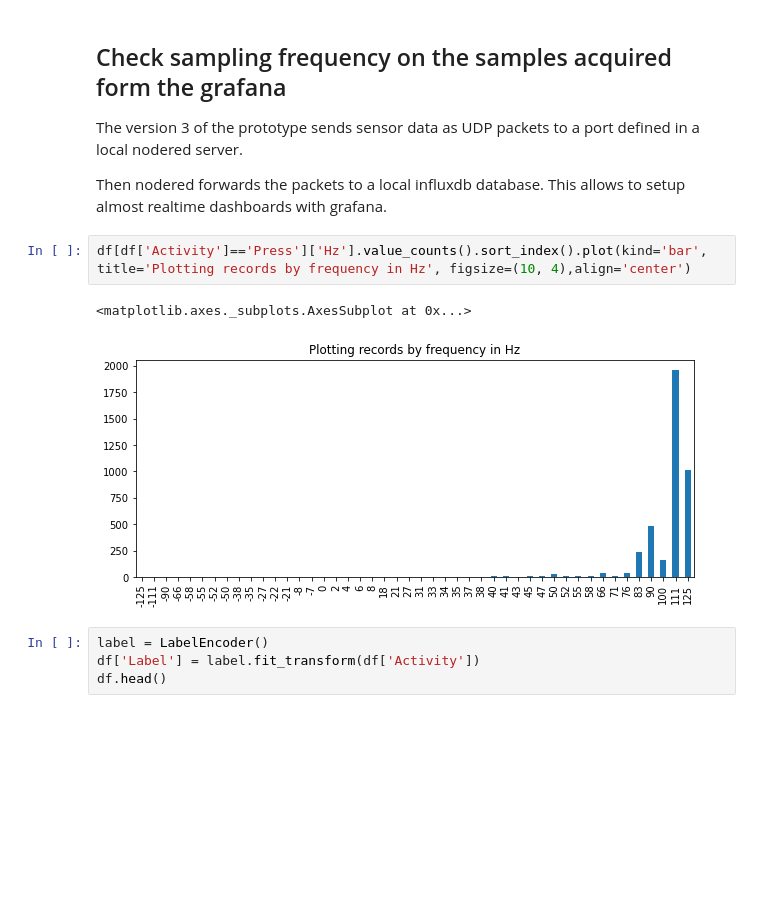
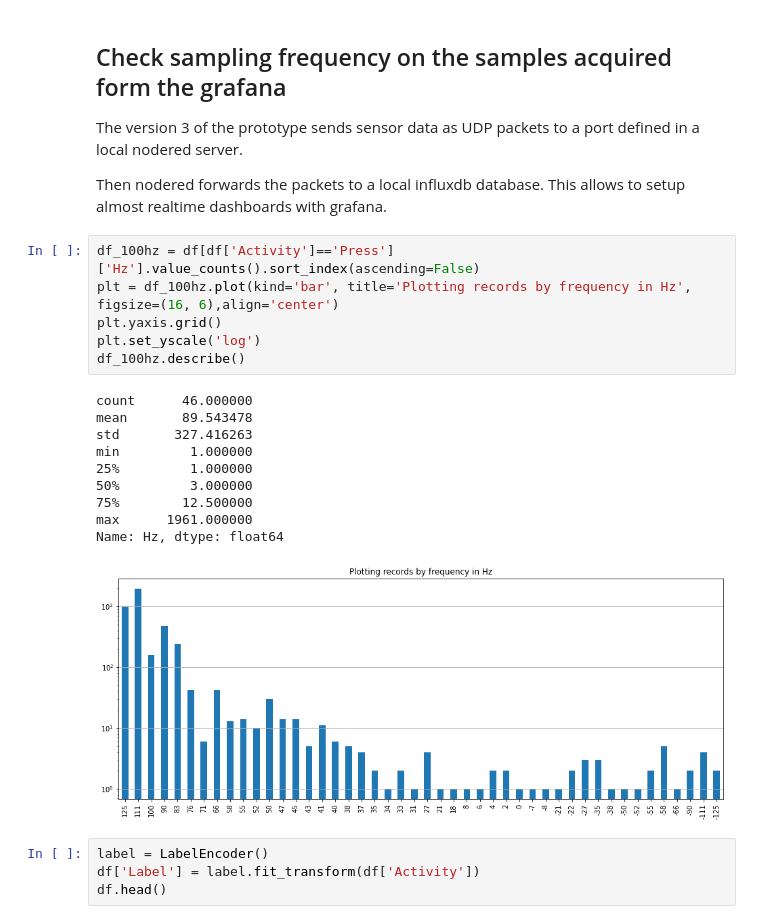
Before and after one commit to nikitaignatov/kettlebox, a Jupyter notebook: ml/kettlebell_tensorflow_mode.ipynb, the cells around one changed output. Cells and saved outputs as stored; diff of their text form; blank space fills up the shorter version.

Commit message:
plotting frequency on a log scale

```diff
--- a/ml/kettlebell_tensorflow_mode.ipynb
+++ b/ml/kettlebell_tensorflow_mode.ipynb
@@ -215,10 +224,22 @@ The version 3 of the prototype sends sensor data as UDP packets to a port define
 Then nodered forwards the packets to a local influxdb database.
 This allows to setup almost realtime dashboards with grafana.
 # %%
-df[df['Activity']=='Press']['Hz'].value_counts().sort_index().plot(kind='bar', title='Plotting records by frequency in Hz', figsize=(10, 4),align='center')
+df_100hz = df[df['Activity']=='Press']['Hz'].value_counts().sort_index(ascending=False)
+plt = df_100hz.plot(kind='bar', title='Plotting records by frequency in Hz', figsize=(16, 6),align='center')
+plt.yaxis.grid()
+plt.set_yscale('log')
+df_100hz.describe()
 # %% [output]
-<matplotlib.axes._subplots.AxesSubplot at 0x...>
+count      46.000000
+mean       89.543478
+std       327.416263
+min         1.000000
+25%         1.000000
+50%         3.000000
+75%        12.500000
+max      1961.000000
+Name: Hz, dtype: float64
-[figure, old version]
+[figure, new version]
 # %%
 label = LabelEncoder()
 df['Label'] = label.fit_transform(df['Activity'])
```
Also changed, not shown: parts of 2 cells of this notebook.
